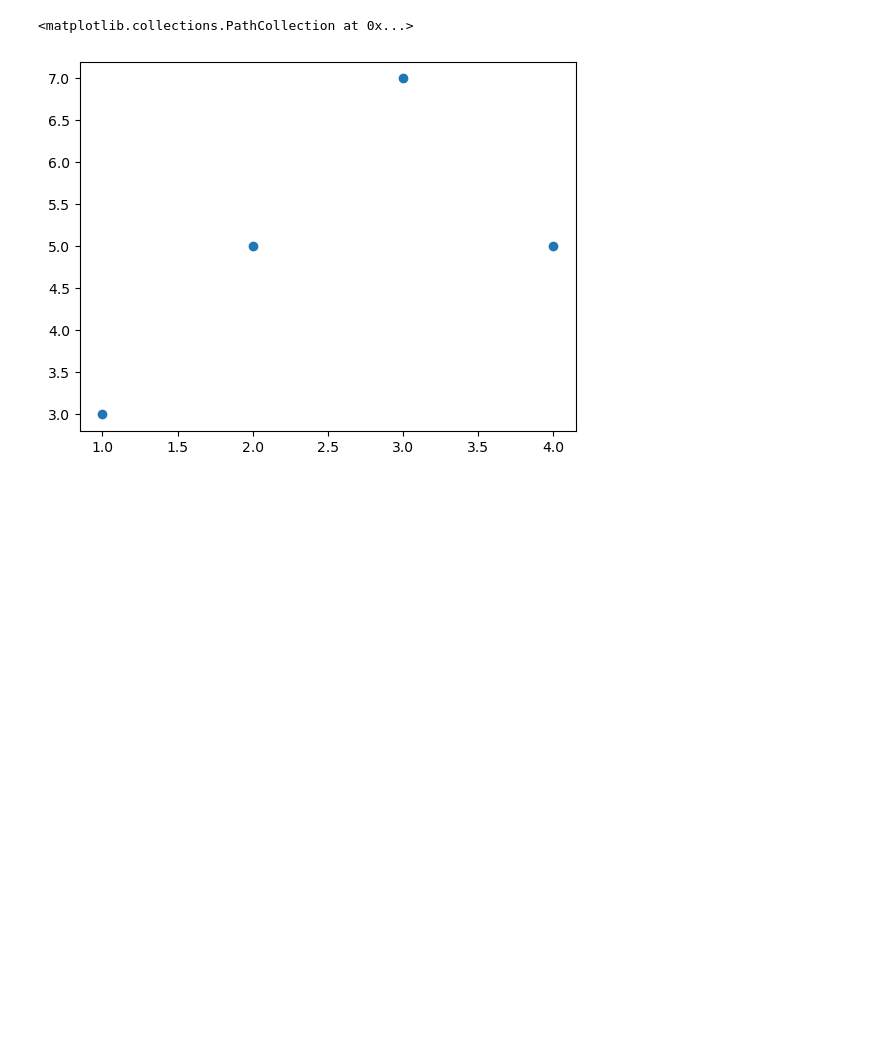
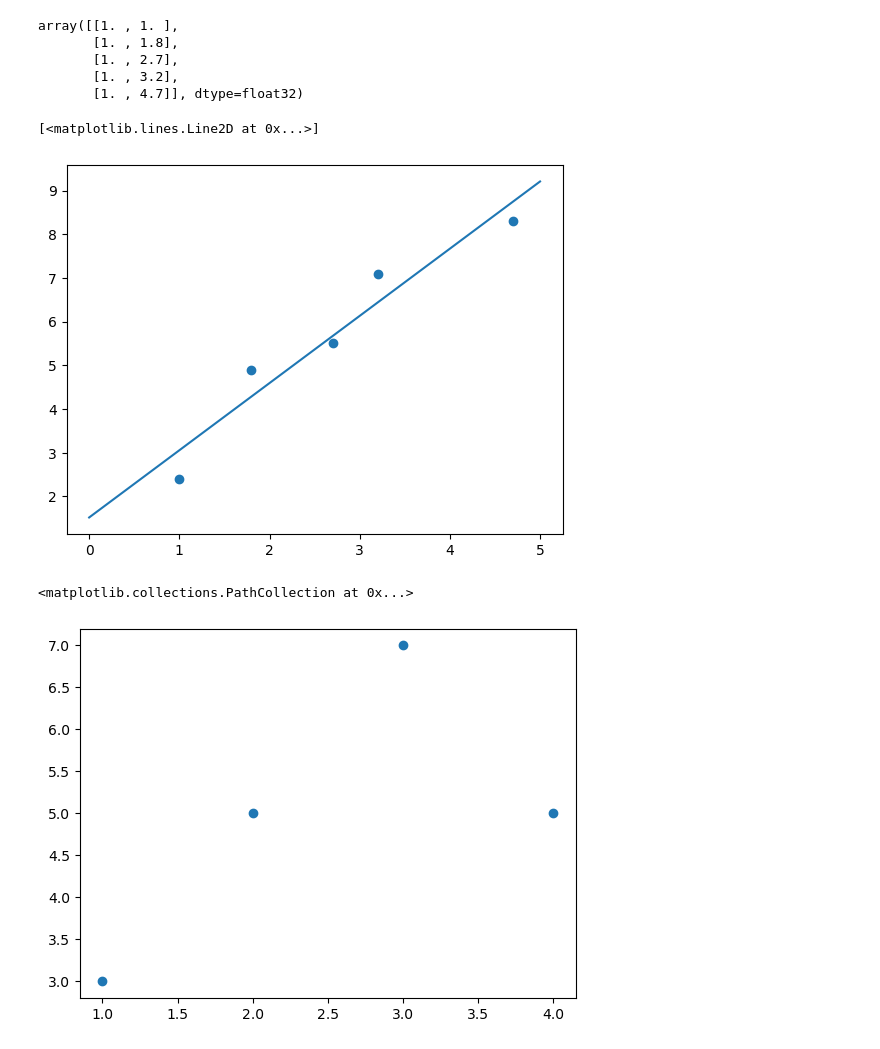
Before and after one commit to Janko-dev/ZM004-2324-data-science, a Jupyter notebook: ds_dc3.ipynb, the cells around one changed output. Cells and saved outputs as stored; diff of their text form; code cells hidden in the pictures; blank space fills up the shorter version.

```diff
--- a/ds_dc3.ipynb
+++ b/ds_dc3.ipynb
@@ -6,3 +126,23 @@ import seaborn as sns
+# %%
+X = np.array([np.ones_like(x), x]).T
+X
+# %% [output]
+array([[1. , 1. ],
+       [1. , 1.8],
+       [1. , 2.7],
+       [1. , 3.2],
+       [1. , 4.7]], dtype=float32)
+# %%
+B = np.linalg.pinv(X.T @ X) @ X.T @ y
+
+f = lambda x: B[0] + x * B[1]
+
+plt.scatter(x, y)
+
+plt.plot([0, 5], [f(0), f(5)])
+# %% [output]
+[<matplotlib.lines.Line2D at 0x...>]
+[figure, added]
 # %%
 df = np.array([
     [1, 3],
```
Also changed, not shown: parts of 8 cells of this notebook, 1 other file.
